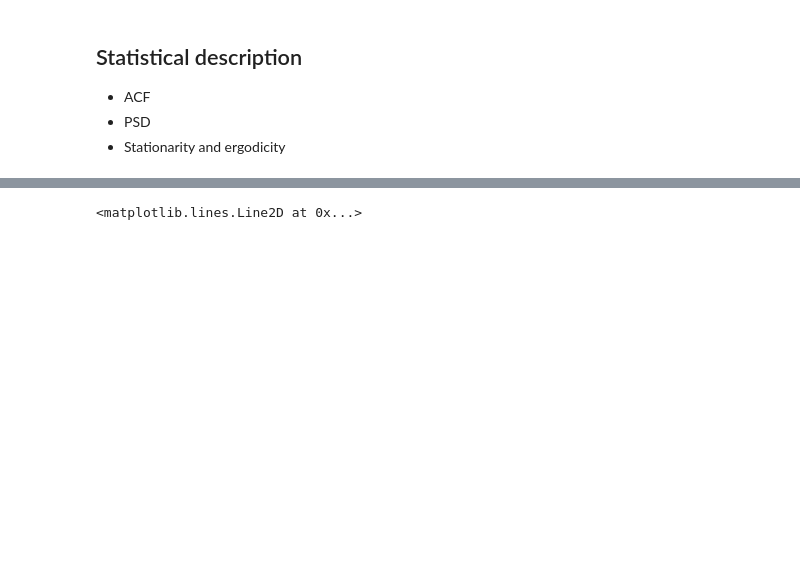
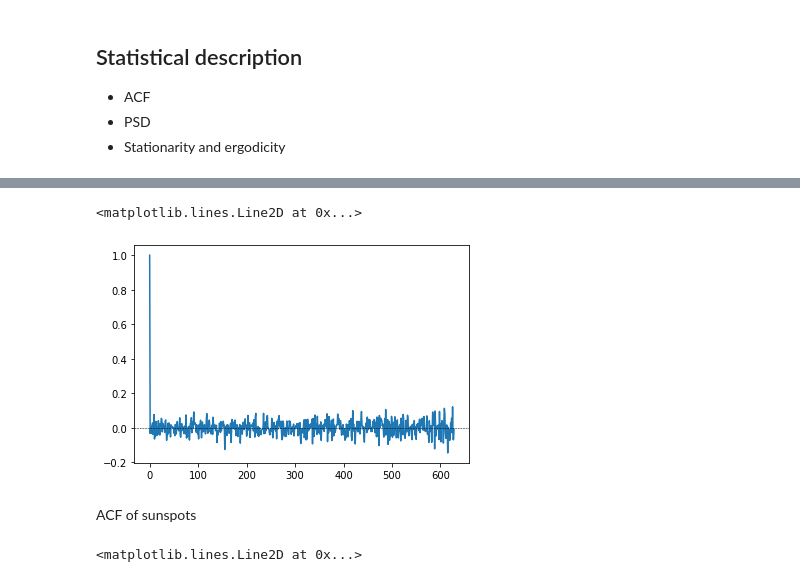
Before and after one commit to daniel-wrench/time_series_analysis, a Jupyter notebook: workshop_demo_sunspots.ipynb, the cells around one changed output, grey strips where cells are left out. Saved outputs shown, nothing was run; the diff lists cells and outputs as text; code cells hidden in the pictures; blank space fills up the shorter version.

```diff
--- a/workshop_demo_sunspots.ipynb
+++ b/workshop_demo_sunspots.ipynb
@@ -137,3 +149,12 @@ from statsmodels.tsa import stattools as tsa_funcs
+# %%
+acf = tsa_funcs.acf(white_noise, nlags=len(ts), adjusted=True)
+plt.plot(acf)
+plt.axhline(0, color="black", lw=0.5, ls="--")
+# %% [output]
+<matplotlib.lines.Line2D at 0x...>
+[figure, added]
+# %% [markdown]
+ACF of sunspots
 # %%
 acf = tsa_funcs.acf(ts, nlags=len(ts), adjusted=True)
 plt.plot(acf)
```
Also changed, not shown: parts of 36 cells of this notebook.
